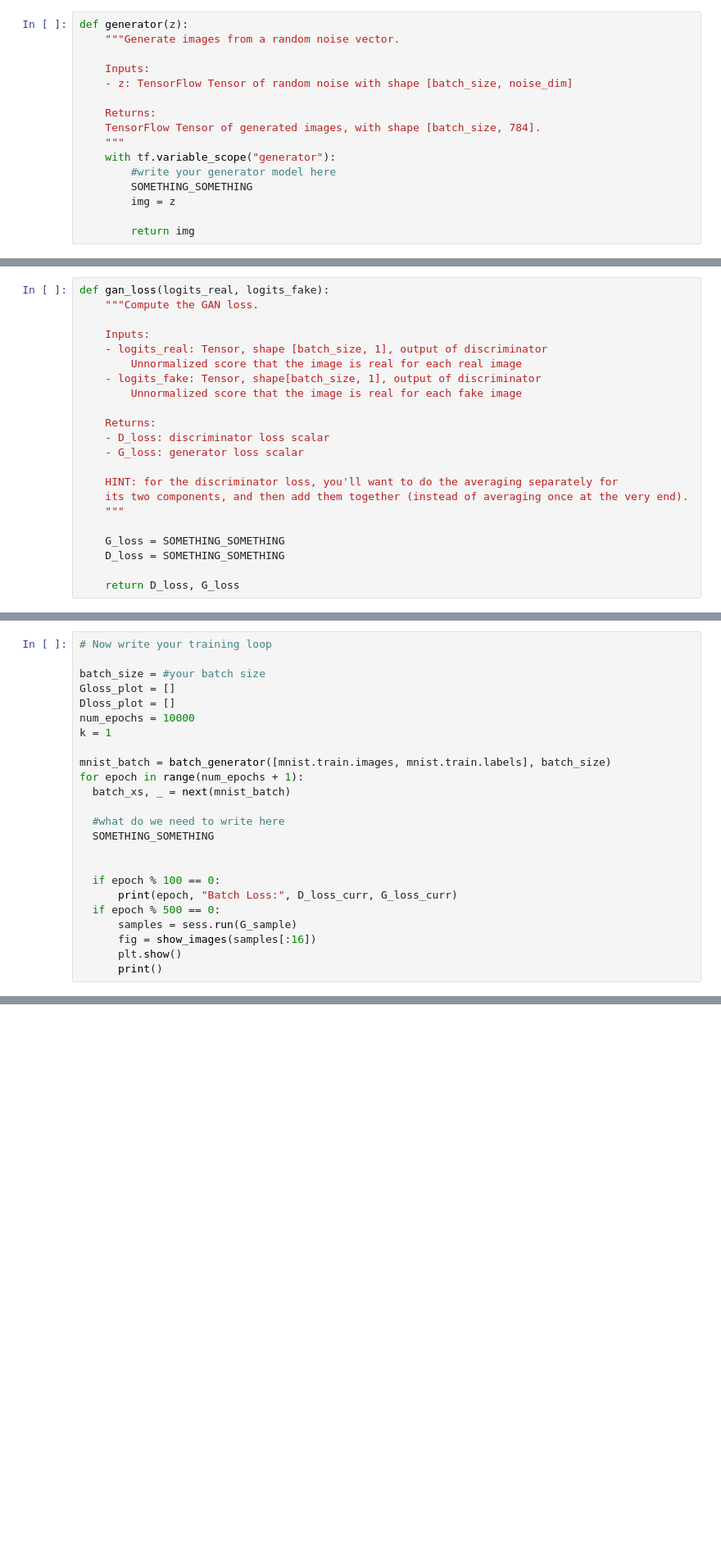
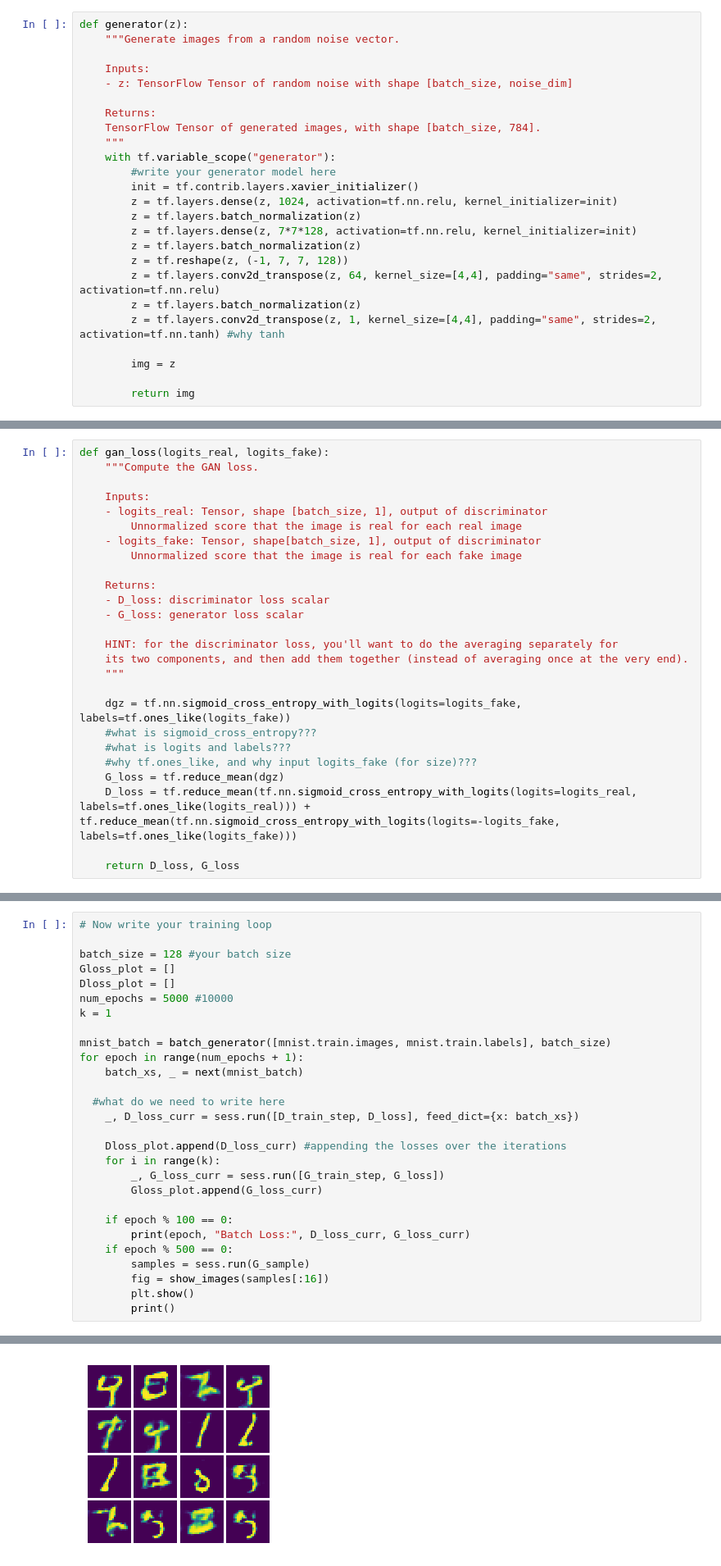
Before and after one commit to callaunchpad/GrubGen, a Jupyter notebook: educational/GAN_practice.ipynb, the cells around one changed output, grey strips where cells are left out. Shown at 82% size. Cells and saved outputs as stored; diff of their text form; blank space fills up the shorter version.

```diff
--- a/educational/GAN_practice.ipynb
+++ b/educational/GAN_practice.ipynb
@@ -206,7 +203,16 @@ def generator(z):
     """
     with tf.variable_scope("generator"):
         #write your generator model here
-        SOMETHING_SOMETHING
+        init = tf.contrib.layers.xavier_initializer()
+        z = tf.layers.dense(z, 1024, activation=tf.nn.relu, kernel_initializer=init)
+        z = tf.layers.batch_normalization(z)
+        z = tf.layers.dense(z, 7*7*128, activation=tf.nn.relu, kernel_initializer=init)
+        z = tf.layers.batch_normalization(z)
+        z = tf.reshape(z, (-1, 7, 7, 128))
+        z = tf.layers.conv2d_transpose(z, 64, kernel_size=[4,4], padding="same", strides=2, activation=tf.nn.relu)
+        z = tf.layers.batch_normalization(z)
+        z = tf.layers.conv2d_transpose(z, 1, kernel_size=[4,4], padding="same", strides=2, activation=tf.nn.tanh) #why tanh
+
         img = z
 
         return img
@@ -238,8 +244,12 @@ def gan_loss(logits_real, logits_fake):
     its two components, and then add them together (instead of averaging once at the very end).
     """
 
-    G_loss = SOMETHING_SOMETHING
-    D_loss = SOMETHING_SOMETHING
+    dgz = tf.nn.sigmoid_cross_entropy_with_logits(logits=logits_fake, labels=tf.ones_like(logits_fake))
+    #what is sigmoid_cross_entropy???
+    #what is logits and labels???
+    #why tf.ones_like, and why input logits_fake (for size)???
+    G_loss = tf.reduce_mean(dgz)
+    D_loss = tf.reduce_mean(tf.nn.sigmoid_cross_entropy_with_logits(logits=logits_real, labels=tf.ones_like(logits_real))) + tf.reduce_mean(tf.nn.sigmoid_cross_entropy_with_logits(logits=-logits_fake, labels=tf.ones_like(logits_fake)))
 
     return D_loss, G_loss
 # %% [markdown]
@@ -289,24 +299,29 @@ sess.run(init)
 # %%
 # Now write your training loop
 
-batch_size = #your batch size
+batch_size = 128 #your batch size
 Gloss_plot = []
 Dloss_plot = []
-num_epochs = 10000
+num_epochs = 5000 #10000
 k = 1
 
 mnist_batch = batch_generator([mnist.train.images, mnist.train.labels], batch_size)
 for epoch in range(num_epochs + 1):
-  batch_xs, _ = next(mnist_batch)
+    batch_xs, _ = next(mnist_batch)
 
   #what do we need to write here
-  SOMETHING_SOMETHING
+    _, D_loss_curr = sess.run([D_train_step, D_loss], feed_dict={x: batch_xs})
 
+    Dloss_plot.append(D_loss_curr) #appending the losses over the iterations
+    for i in range(k):
+        _, G_loss_curr = sess.run([G_train_step, G_loss])
+        Gloss_plot.append(G_loss_curr)
 
-  if epoch % 100 == 0:
-      print(epoch, "Batch Loss:", D_loss_curr, G_loss_curr)
-  if epoch % 500 == 0:
-      samples = sess.run(G_sample)
-      fig = show_images(samples[:16])
-      plt.show()
-      print()
+    if epoch % 100 == 0:
+        print(epoch, "Batch Loss:", D_loss_curr, G_loss_curr)
+    if epoch % 500 == 0:
+        samples = sess.run(G_sample)
+        fig = show_images(samples[:16])
+        plt.show()
+        print()
+# %% [output]
@@ -312,0 +329 @@ for epoch in range(num_epochs + 1):
+[figure, added]
```
Also changed, not shown: parts of 8 cells of this notebook, 2 other files.
